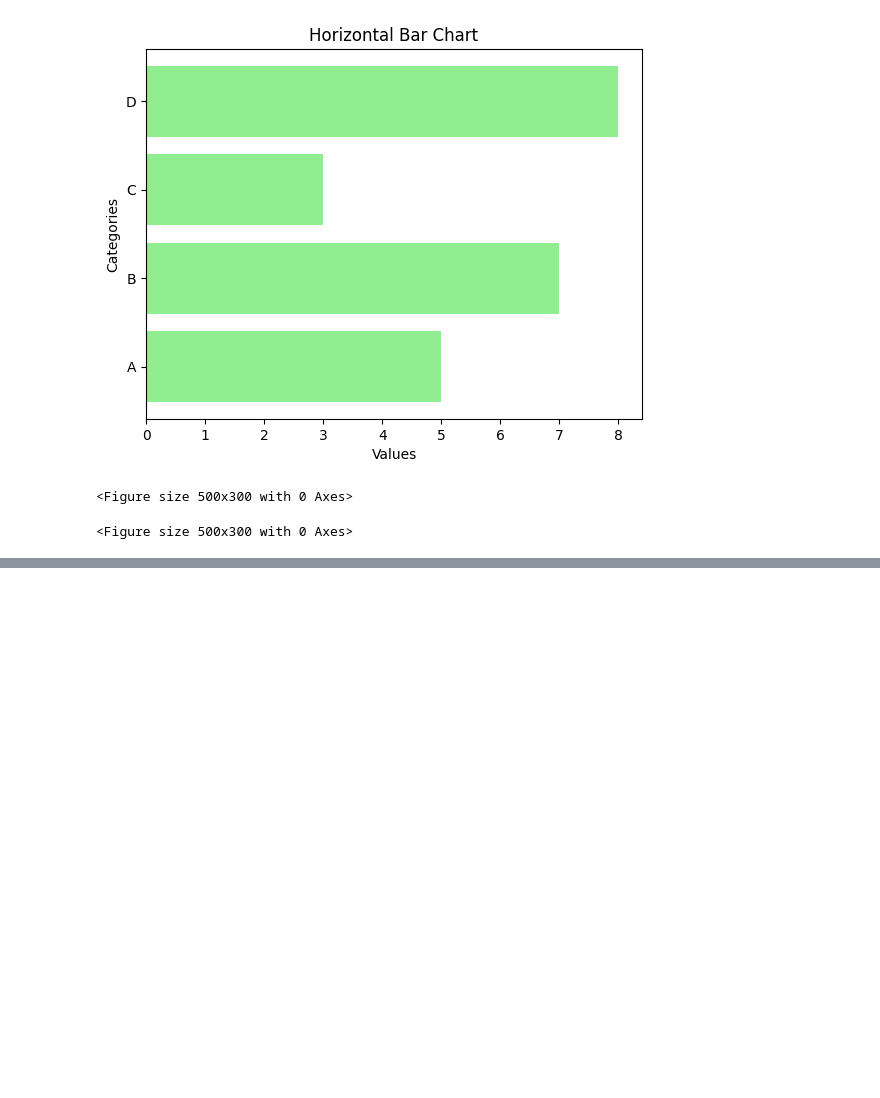
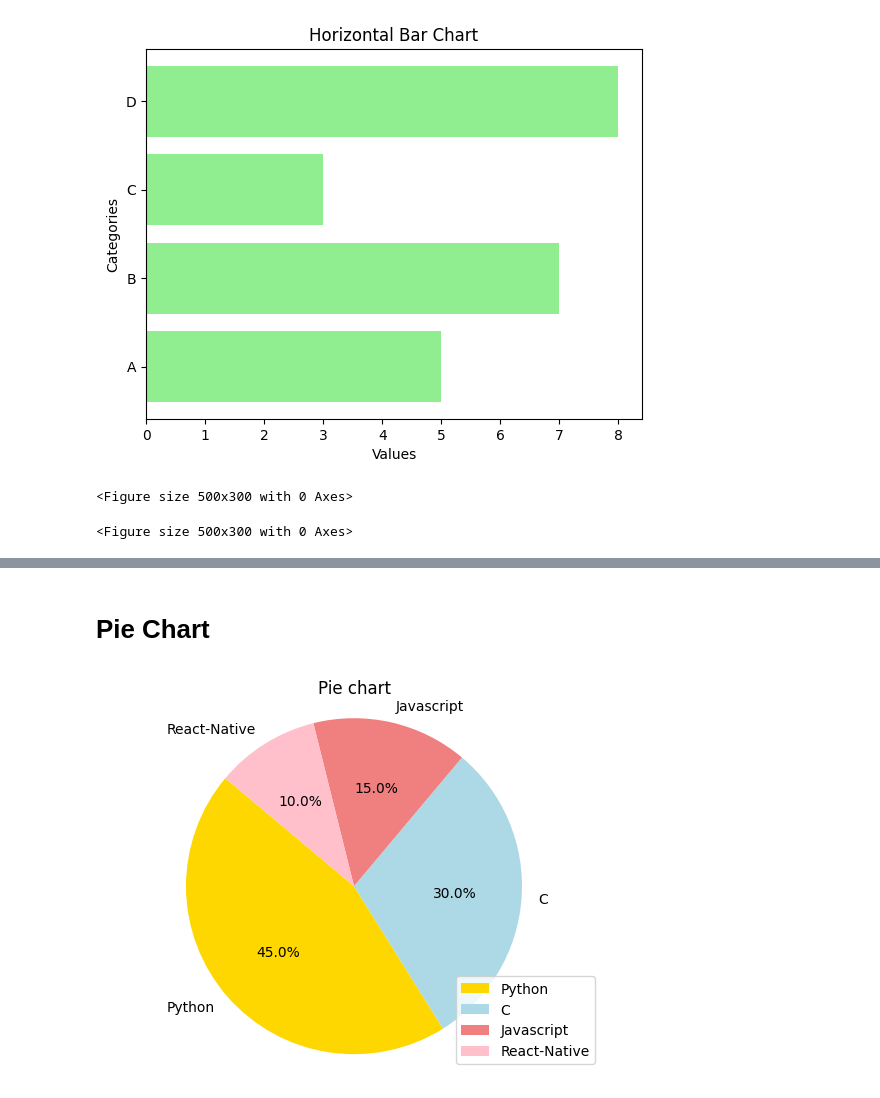
Before and after one commit to R123gh/Data-visualization-, a Jupyter notebook: 1_Datavisualization.ipynb, the cells around one changed output, grey strips where cells are left out. Cells and saved outputs as stored; diff of their text form; code cells hidden in the pictures; blank space fills up the shorter version.

```diff
--- a/1_Datavisualization.ipynb
+++ b/1_Datavisualization.ipynb
@@ -48,0 +80,15 @@ plt.figure(figsize=(5,3))
+# %% [markdown]
+#  Pie Chart
+# %%
+labels = ['Python','C','Javascript','React-Native']
+size = [45,30,15,10]
+color = ['gold','lightblue','lightcoral','pink']
+
+
+plt.pie(size, labels=labels, colors=color, autopct='%1.1f%%', startangle=140)
+plt.title('Pie chart')
+plt.axis('equal')
+plt.legend(loc='lower right')
+plt.show()
+# %% [output]
+[figure, added]
```
Also changed, not shown: parts of 5 cells of this notebook.
